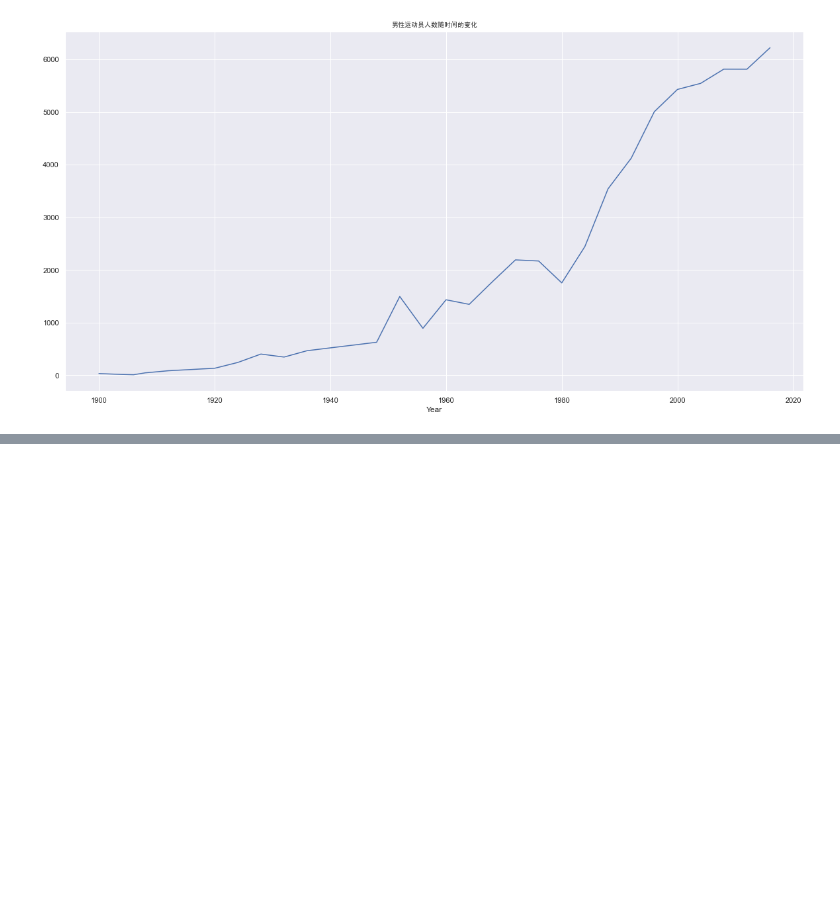
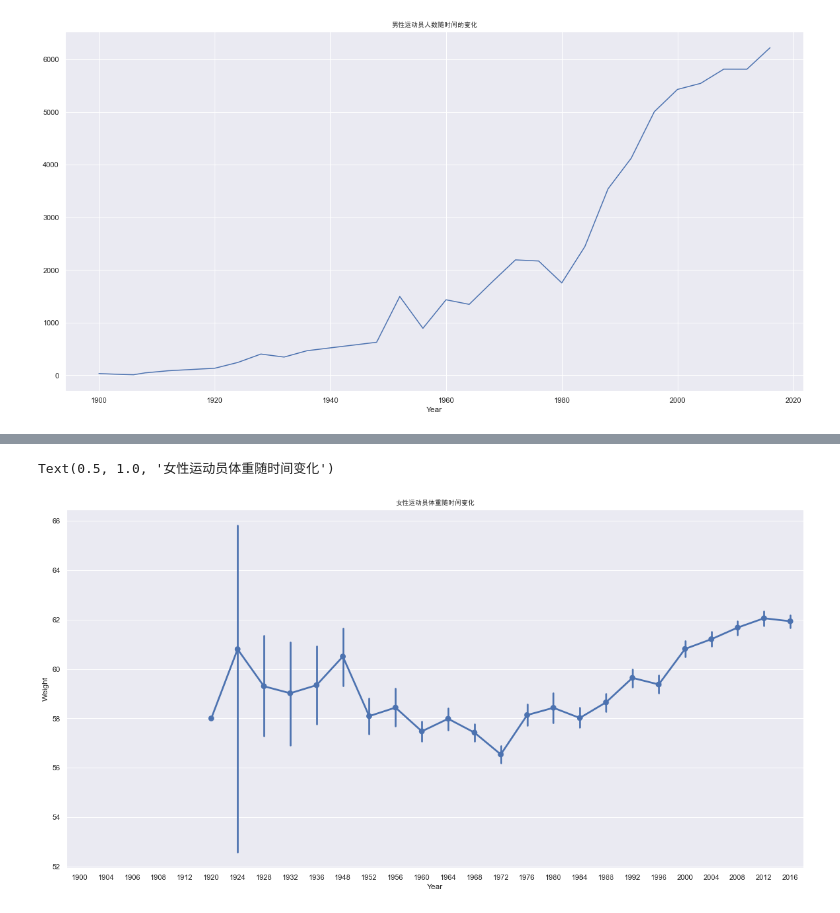
Before and after one commit to joydesigner/csdn-python, a Jupyter notebook: Olympic_DA/olympic_history/da.ipynb, the cells around one changed output, grey strips where cells are left out. Cells and saved outputs as stored; diff of their text form; code cells hidden in the pictures; blank space fills up the shorter version.

```diff
--- a/Olympic_DA/olympic_history/da.ipynb
+++ b/Olympic_DA/olympic_history/da.ipynb
@@ -268,0 +298,7 @@ Text(0.5, 1.0, '男性运动员人数随时间的变化')
+# %%
+plt.figure(figsize=(20, 10))
+sb.pointplot('Year', 'Weight', data=WomenOverTime)
+plt.title('女性运动员体重随时间变化', FontProperties=myfont)
+# %% [output]
+Text(0.5, 1.0, '女性运动员体重随时间变化')
+[figure, added]
```
Also changed, not shown: parts of 6 cells of this notebook.
